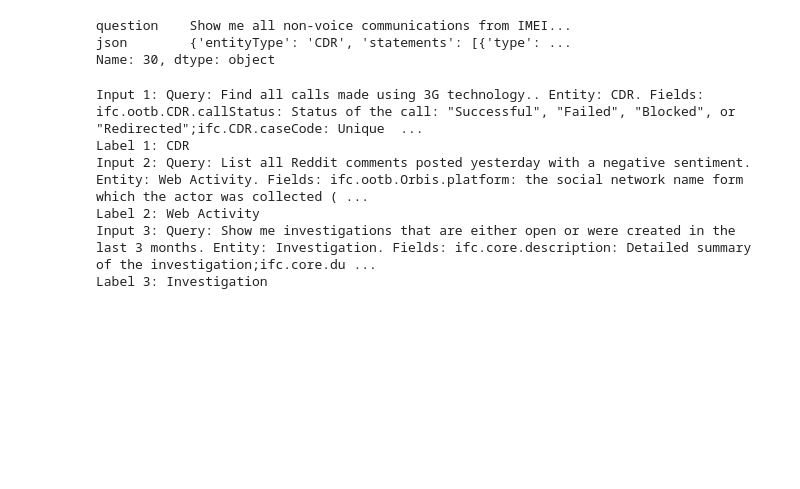
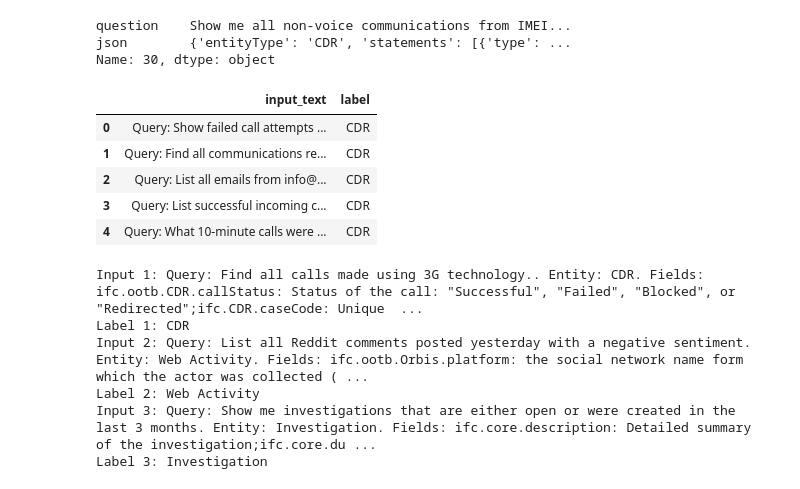
Before and after one commit to xAIdrian/TextToSQLEntityRetrieval, a Jupyter notebook: source.ipynb, the cells around one changed output. Saved outputs shown, nothing was run; the diff lists cells and outputs as text; code cells hidden in the pictures; blank space fills up the shorter version.

Commit message:
map our user_query to field_description to field_name to json to entity to relation

```diff
--- a/source.ipynb
+++ b/source.ipynb
@@ -287,6 +287,76 @@ print(find_matching_json_for_field_name('ifc.ootb.CDR.imei', user_queries))
 question    Show me all non-voice communications from IMEI...
 json        {'entityType': 'CDR', 'statements': [{'type': ...
 Name: 30, dtype: object
+# %%
+def enrich_input_with_matching_json(field_mapping, user_queries):
+    """
+    Iterates over field_mapping and matches each field_name with the JSON in user_queries.
+    Enriches the input text with the query, entityType, and semantic descriptions.
+
+    Parameters:
+    - field_mapping: Dictionary of field_name → description.
+    - user_queries: DataFrame containing user queries and their JSON objects.
+
+    Returns:
+    - enriched_data: List of dictionaries with input_text and label for each matching field_name.
+    """
+
+    enriched_data = []  # Store the enriched input_text and label pairs
+
+    for field_name, description in field_mapping.items():
+        # Find the matching JSON for the current field_name
+        matching_row = find_matching_json_for_field_name(field_name, user_queries)
+
+        if matching_row is not None:
+            # Extract the query and JSON from the matching row
+            query = matching_row['question']
+            try:
+                json_data = json.loads(clean_json_string(matching_row['json']))
+            except json.JSONDecodeError as e:
+                print(f"Error decoding JSON for query: {matching_row['question']}")
+                print(f"Error: {e}")
+                json_data = {}
+
+            # Extract entityType and relationTargetType from the JSON
+            entity_type = json_data.get('entityType', '')
+            relation_type = ''
+            for statement in json_data.get('statements', []):
+                if statement['type'] == 'relation':
+                    relation_type = statement['parameters'].get('relationTargetType', [''])[0]
+
+            # Create the label for training
+            label = entity_type if not relation_type else f"{entity_type}|{relation_type}"
+
+            # Prepare the input text combining query, field_name, and description
+            input_text = (
+                f"Query: {query}. "
+                f"Field: {field_name}. "
+                f"Description: {description}."
+            )
+
+            # Store the enriched input and label
+            enriched_data.append({
+                'input_text': input_text,
+                'label': label
+            })
+
+    return enriched_data
+
+# Apply the enrichment function
+enriched_data = enrich_input_with_matching_json(field_mapping, user_queries)
+
+# Convert enriched data into a DataFrame for inspection
+enriched_df = pd.DataFrame(enriched_data)
+
+# Inspect the enriched DataFrame
+enriched_df.head()
+# %% [output]
+|  | input_text | label |
+| 0 | Query: Show failed call attempts ... | CDR |
+| 1 | Query: Find all communications re... | CDR |
+| 2 | Query: List all emails from info@... | CDR |
+| 3 | Query: List successful incoming c... | CDR |
+| 4 | Query: What 10-minute calls were ... | CDR |
 # %%
 for i in range(3):
     print(f"Input {i+1}: {inputs[i]}")
```
